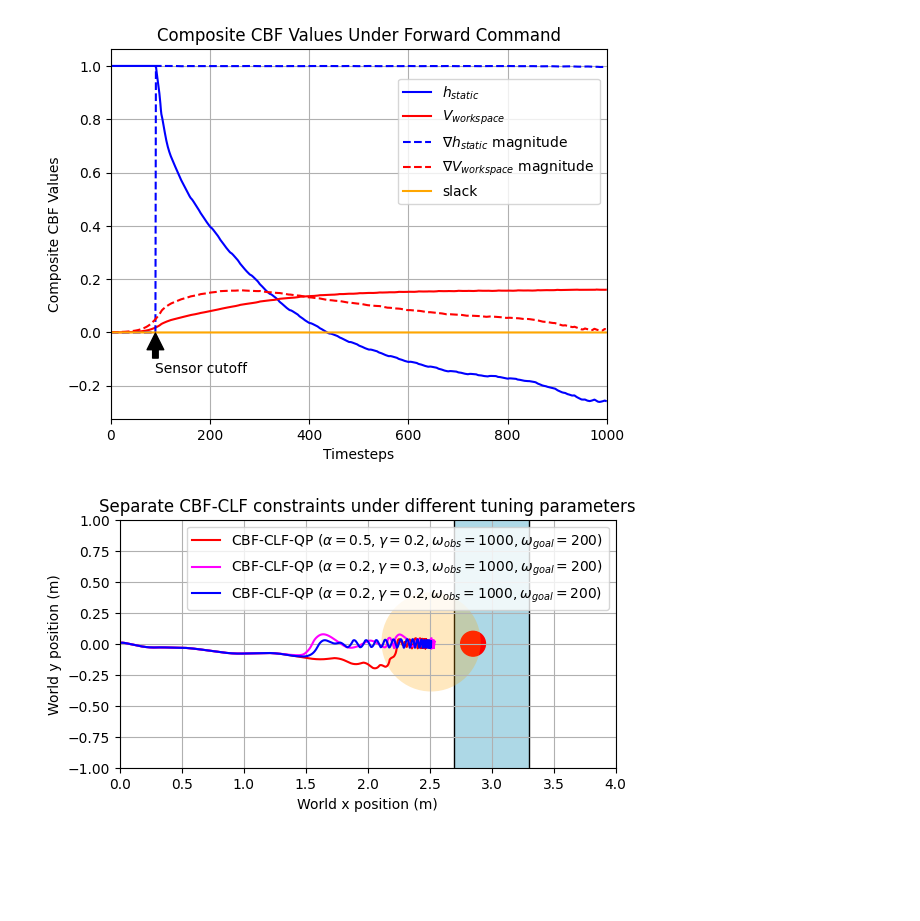
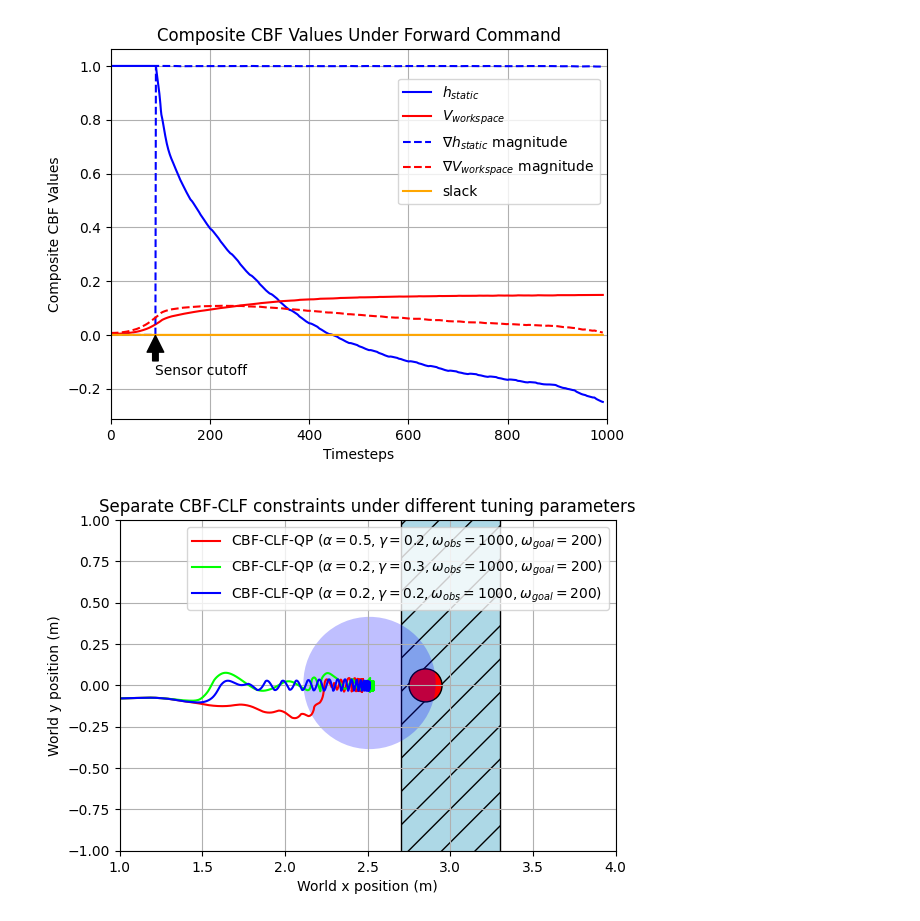
Before and after one commit to famsvip/Robot-Navigation-Collision-Avoidance-, a Jupyter notebook: data/plotting.ipynb, the cells around one changed output. Cells and saved outputs as stored; diff of their text form; code cells hidden in the pictures; blank space fills up the shorter version.

Commit message:
Moving obstacle traj plot

```diff
--- a/data/plotting.ipynb
+++ b/data/plotting.ipynb
@@ -84,6 +80,7 @@ plt.show()
 # %%
 # CBF values
 # [cbf.h_static_obs, cbf.h_workspace, np.linalg.norm(cbf.grad_h_static_obs), np.linalg.norm(cbf.grad_h_workspace), cbf.moving_slack]
+composite_values = np.load("./composite_values_3.npy")[0]
 fig, ax = plt.subplots()
 
 h_static = composite_values[:, 0]
@@ -108,41 +105,41 @@ plt.annotate('Sensor cutoff', xy=(90, 0), xytext=(90, -0.15),
              arrowprops=dict(facecolor='black', shrink=0.02))
 plt.show()
 # %% [output]
-[figure, old version]
+[figure, new version]
 # %%
 # Trajectory plots for tuning alpha and gamma for separate CBF_CLF
 
 data_threshold = 10000
 
 # Load data
-separated_1 = np.load("./separated_1.npy")
-separated_2 = np.load("./separated_2.npy")
-separated_4 = np.load("./separated_4.npy")
+separated_1 = np.load("./separated_pos_1.npy")
+separated_2 = np.load("./separated_pos_2.npy")
+separated_4 = np.load("./separated_pos_4.npy")
 
 fig, ax = plt.subplots()
 
 rect = Rectangle((2.7, -1.8), width=0.6, height=3.6,
-                 edgecolor='black', facecolor='lightblue')
-circle_target = Circle((2.85, 0.0), radius=0.1, edgecolor="red", facecolor="red")
-circle_separated_1 = Circle((separated_1[data_threshold-1,:2]), radius=0.4, facecolor=(1.0,0.65,0,0.25))
+                 edgecolor='black', facecolor='lightblue', hatch="/")
+circle_target = Circle((2.85, 0.0), radius=0.1, edgecolor="black", facecolor="red")
+circle_separated_1 = Circle((separated_1[data_threshold-1,:2]), radius=0.4, facecolor=(0,0,1.0,0.25))
 ax.add_patch(rect)
 ax.add_patch(circle_target)
 ax.add_patch(circle_separated_1)
 
 ax.plot(separated_2[:data_threshold,0], separated_2[:data_threshold,1], color=(1.0,0,0), label=r"CBF-CLF-QP ($\alpha=0.5,\gamma=0.2, \omega_{obs}=1000, \omega_{goal}=200$)")
-ax.plot(separated_4[:data_threshold,0], separated_4[:data_threshold,1], color=(1.0,0,1.0), label=r"CBF-CLF-QP ($\alpha=0.2,\gamma=0.3, \omega_{obs}=1000, \omega_{goal}=200$)")
+ax.plot(separated_4[:data_threshold,0], separated_4[:data_threshold,1], color=(0,1,0), label=r"CBF-CLF-QP ($\alpha=0.2,\gamma=0.3, \omega_{obs}=1000, \omega_{goal}=200$)")
 ax.plot(separated_1[:data_threshold,0], separated_1[:data_threshold,1], color=(0,0,1.0), label=r"CBF-CLF-QP ($\alpha=0.2,\gamma=0.2, \omega_{obs}=1000, \omega_{goal}=200$)")
-ax.set_xlim(0, 4)
+ax.set_xlim(1, 4)
 ax.set_ylim(-1, 1)
 ax.set_aspect('equal')
 plt.grid(True)
 plt.title('Separate CBF-CLF constraints under different tuning parameters')
 plt.xlabel("World x position (m)")
 plt.ylabel("World y position (m)")
 plt.legend()
 plt.show()
 # %% [output]
-[figure, old version]
+[figure, new version]
 # %%
 # Consecutive command error for tuning alpha and gamma for separate CBF_CLF
 
```
Also changed, not shown: parts of 14 cells of this notebook, 50 other files.
